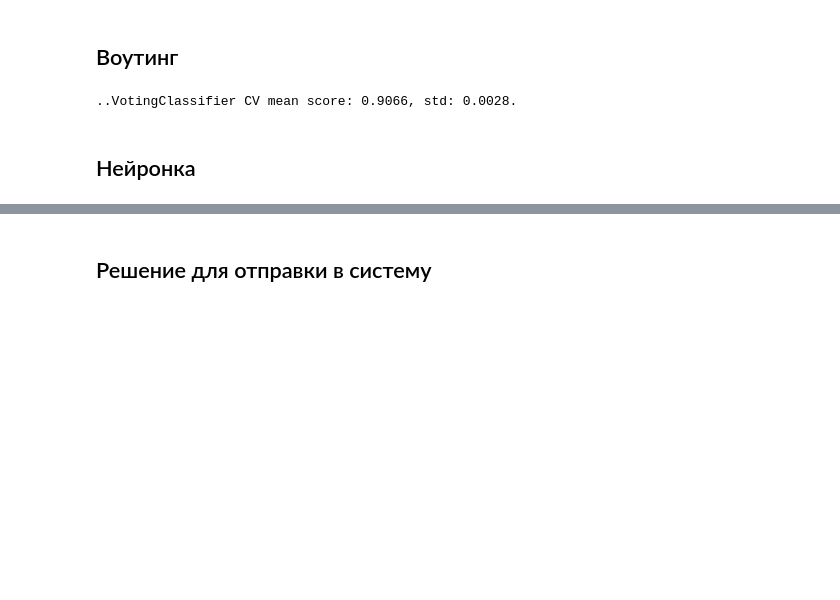
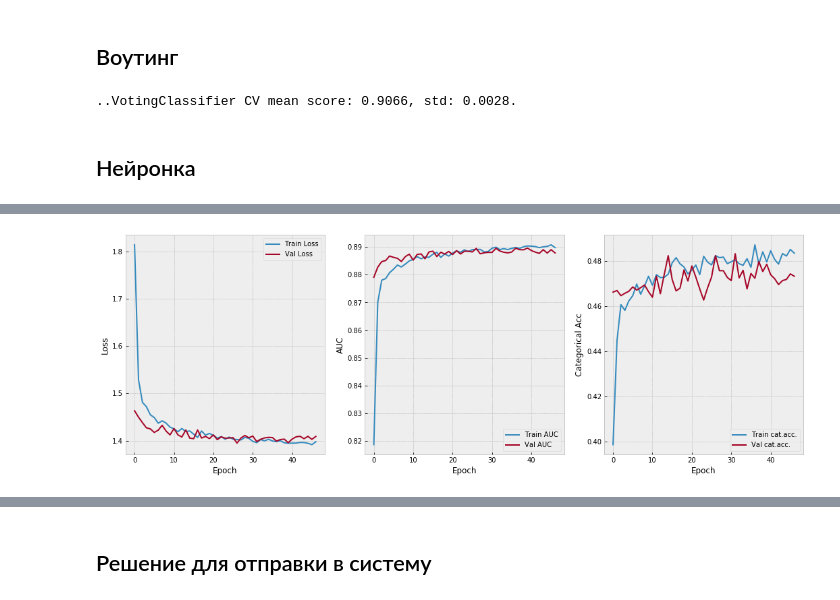
Before and after one commit to andygoosh/wildfire.sberbank.ai, a Jupyter notebook: workinprogress.ipynb, the cells around one changed output, grey strips where cells are left out. Drawn from its saved outputs; the diff is of its cells as text; code cells hidden in the pictures; blank space fills up the shorter version.

```diff
--- a/workinprogress.ipynb
+++ b/workinprogress.ipynb
@@ -975,7 +1040,7 @@ pi_features
 def get_callbacks():
   lr_schedule = keras.callbacks.ReduceLROnPlateau(verbose=0, factor=0.5, patience=49)
   #early_stop = keras.callbacks.EarlyStopping( patience=100, monitor='val_auc', mode='max' ) #, restore_best_weights=True)
-  early_stop = keras.callbacks.EarlyStopping( patience=100, monitor='val_loss', mode='min' )
+  early_stop = keras.callbacks.EarlyStopping( patience=20, monitor='val_loss', mode='min' )
   model_save = keras.callbacks.ModelCheckpoint( "my_checkpoint.h5", monitor='val_loss', save_best_only=True, mode='min' )
 
   return [ early_stop,
@@ -1024,52 +1053,81 @@ tf.keras.backend.clear_session()
 
 X, y = prepare_data(one_hotted=True)
 
-EPOCHS = 1000
+EPOCHS = 100
 BS = 256
 WINDOW = 0
 FOLDS = 10
-FEATURES_NUM = X.shape[1]
 FIRE_TYPE_NUM = y.shape[1]
+degree = 0
+n_neighbors = 5
 
-model = get_model(FEATURES_NUM, FIRE_TYPE_NUM)
+polies = []
+neighbs = []
+
 callbacks = get_callbacks()
 
-folds = list(skl.model_selection.KFold(n_splits=FOLDS, shuffle=True, random_state=RS).split(X, y))
-for j, (train_idx, val_idx) in enumerate(folds):
+tr_data, cv_data, y_trn, y_cv = train_test_split(X, y, test_size=0.25, random_state=RS)
 
-  tr_data, cv_data = X.iloc[train_idx], X.iloc[val_idx]
-  y_trn, y_cv = y.iloc[train_idx], y.iloc[val_idx]
+center, scale = tr_data.mean().values, tr_data.std().values
+trn = (tr_data.values - center)/scale
+cvn = (cv_data.values - center)/scale
 
-#if True:
-#  tr_data, cv_data, y_trn, y_cv = train_test_split(X, y, test_size=0.25, random_state=RS)
+center.tofile('center.bin')
+scale.tofile('scale.bin')
 
-  center, scale = tr_data.mean().values, tr_data.std().values
-  trn = (tr_data.values - center)/scale
-  cvn = (cv_data.values - center)/scale
+#if degree > 1:
+#  tr_data, cv_data, poly = add_polynomial(tr_data, cv_data, degree)
+#  polies.append(poly)
 
-  center.tofile('center.bin')
-  scale.tofile('scale.bin')
+#if n_neighbors > 0:
+#  tr_data, cv_data, neigh = add_neighbors(tr_data, cv_data, n_neighbors)
+#  neighbs.append(neigh)
 
-  model.reset_states()
-  history = model.fit(trn, y_trn.values,
-            epochs=EPOCHS,
-            batch_size=BS,
-            shuffle=True,
-            use_multiprocessing=True,
-            verbose=0,
-            validation_data=(cvn, y_cv.values),
-            callbacks=callbacks)
-  model = keras.models.load_model('my_checkpoint.h5')
+FEATURES_NUM = tr_data.shape[1]
 
-  plot_history(history)
+weight_decay = 0.0005
+model = keras.Sequential([
+    layers.Input(shape=[FEATURES_NUM]),
+    layers.Dense(512), #kernel_regularizer=keras.regularizers.l1_l2(0.03, 0.03)),
+    #layers.BatchNormalization(),
+    layers.Dropout(0.2),
+    layers.Dense(256),
+    layers.Dropout(0.2),
+    layers.Dense(128),
+    layers.Dropout(0.2),
+    layers.Dense(64),
+    layers.Dropout(0.1),
+    layers.Dense(FIRE_TYPE_NUM, activation='softmax'),
+  ])
+optimizer=keras.optimizers.RMSprop(lr=1e-2)
+model.compile(optimizer='adam',
+              metrics=[tf.keras.metrics.AUC(),
+                        tf.keras.metrics.categorical_accuracy
+                        ],
+              loss=keras.losses.CategoricalCrossentropy() #tf.keras.losses.Huber())
+              )
 
-  score = model.evaluate(trn, y_trn.values,
-                          batch_size=BS,
-                          verbose=0,
-                          use_multiprocessing=True)
+model.summary()
+
+model.reset_states()
+history = model.fit(trn, y_trn.values,
+          epochs=EPOCHS,
+          batch_size=BS,
+          shuffle=True,
+          use_multiprocessing=True,
+          verbose=1,
+          validation_data=(cvn, y_cv.values),
+          callbacks=callbacks)
+model = keras.models.load_model('my_checkpoint.h5')
+
+plot_history(history)
+
+score = model.evaluate(trn, y_trn.values,
+                        batch_size=BS,
+                        verbose=0,
+                        use_multiprocessing=True)
 
 print('loss: {:.3f}, AUC: {:.3f} Cat.Acc.: {:.3f}'.format(*score))
 
-#model = tf.keras.models.load_model('my_checkpoint.h5')
 model.reset_states()
 # %% [output]
@@ -1078,0 +1151 @@ In case you used a LabelEncoder before this OneHotEncoder to convert the categor
+[figure, new version]
```
Also changed, not shown: parts of 15 cells of this notebook.
